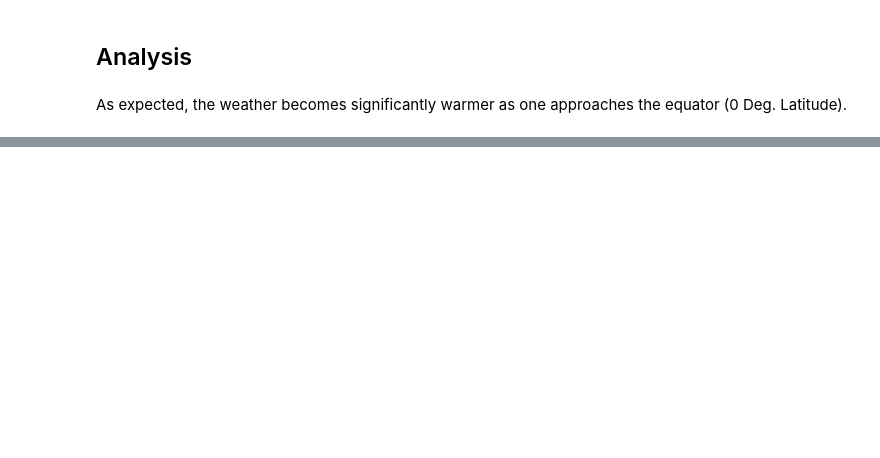
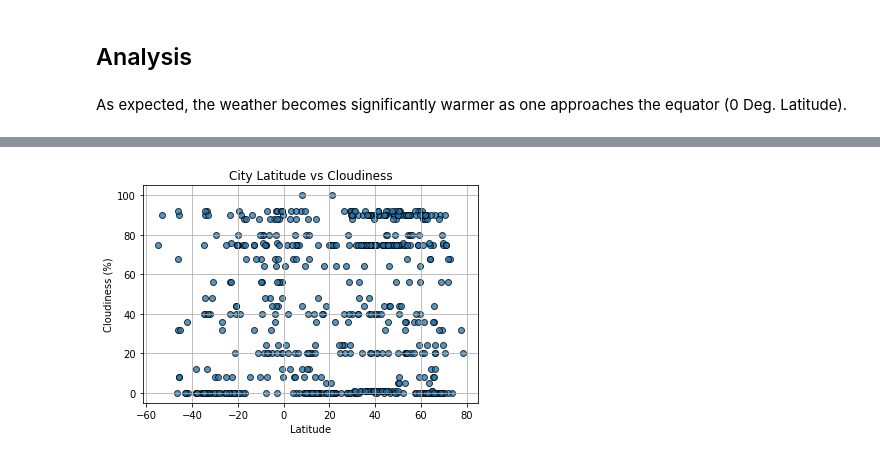
Before and after one commit to reemaratnani/OpenWeatherMap-API, a Jupyter notebook: WeatherPy.ipynb, the cells around one changed output, grey strips where cells are left out. Cells and saved outputs as stored; diff of their text form; code cells hidden in the pictures; blank space fills up the shorter version.

```diff
--- a/WeatherPy.ipynb
+++ b/WeatherPy.ipynb
@@ -109,0 +141,8 @@ weather_df.shape
+# %%
+plt.scatter(weather_data['Lat'],weather_data['Cloudiness'], alpha= 0.75, edgecolors='k')
+plt.title("City Latitude vs Cloudiness")
+plt.xlabel("Latitude")
+plt.ylabel("Cloudiness (%)")
+plt.grid()
+# %% [output]
+[figure, added]
```
Also changed, not shown: parts of 10 cells of this notebook, 2 other files.
